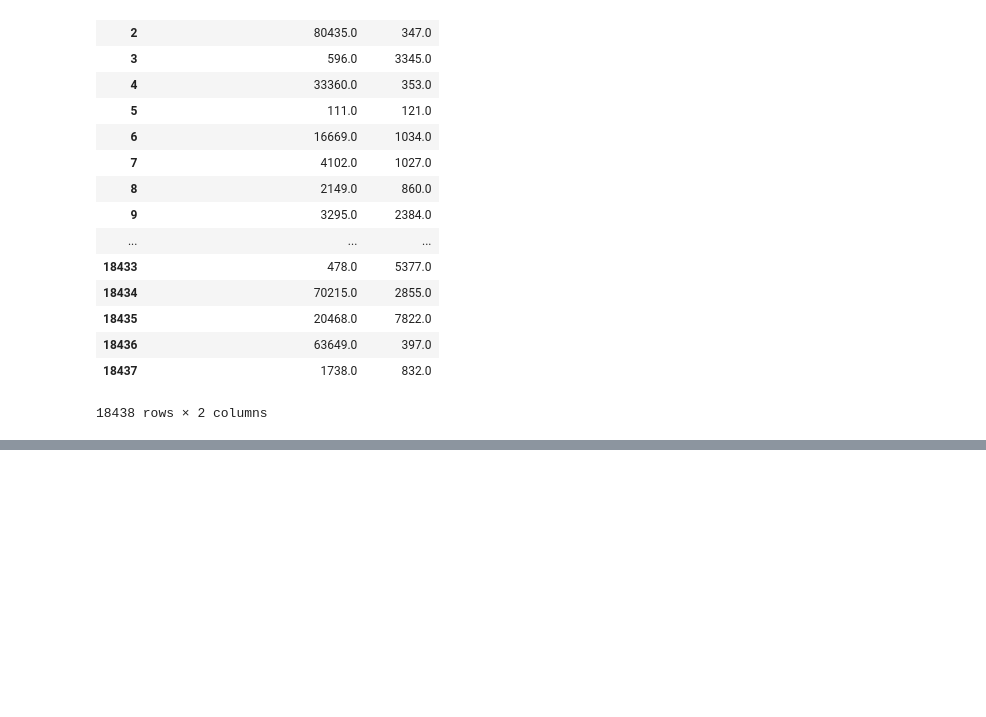
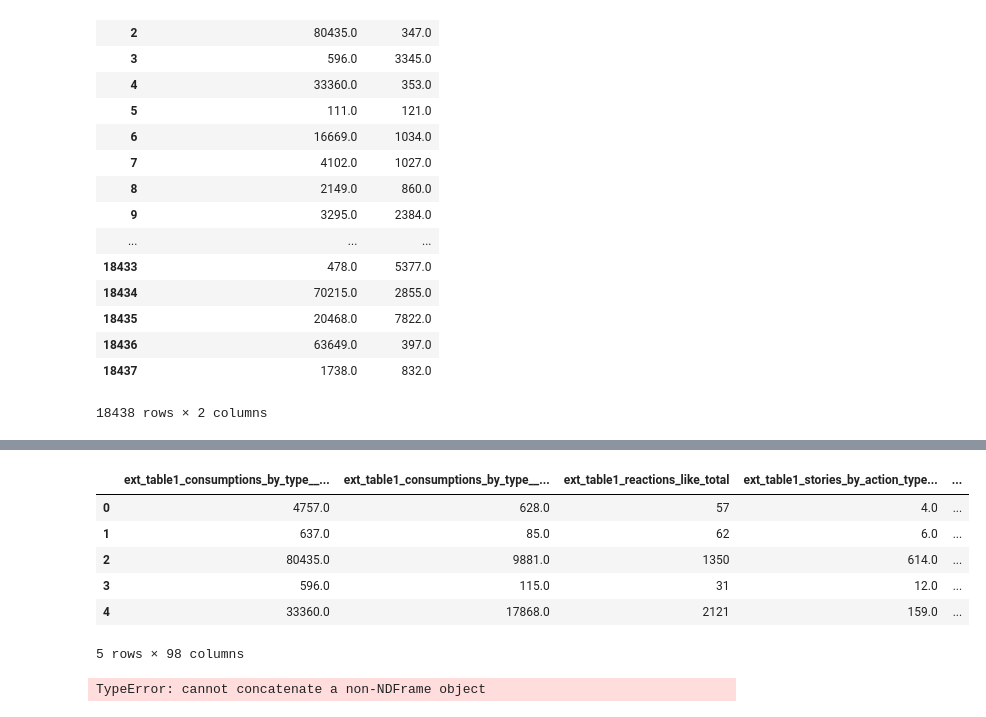
Before and after one commit to eshwarchandrasekharan/predict-pop, a Jupyter notebook: code/where-do-I-post-next.ipynb, the cells around one changed output, grey strips where cells are left out. Cells and saved outputs as stored; diff of their text form; code cells hidden in the pictures; blank space fills up the shorter version.

Commit message:
previous post performance to performance in next page

```diff
--- a/code/where-do-I-post-next.ipynb
+++ b/code/where-do-I-post-next.ipynb
@@ -106,6 +109,10 @@ Index(['buzz_external_id', 'buzz_post_parent_external_id',
       dtype='object', length=114)
 # %%
 all_df = pd.read_csv('jan_may_2017_links_cross_posting_info.csv')
+
+alt_inf = len(all_pages) + 1
+all_df = all_df.replace(math.inf, alt_inf)
+
 pre_df = pd.read_csv('previous-page-info.csv')
 # %%
 pre_df = pre_df[~(pre_df['previous_external_id'] == "-1")]
@@ -125,11 +132,16 @@ features = [
        'ext_table1_stories_by_action_type__share', 'ext_table1_engaged_fan',
        'ext_table1_fan_reach', 'ext_table1_impressions',
        'ext_table1_impressions_fan',
+       'ext_twodays_consumptions_by_type__link_clicks',
+       'ext_twodays_stories_by_action_type__share',
         ]
+
+for pg in all_pages:
+    features.append(pg)
 
 pre_df = pre_df[features]
 
-post_df = all_df[['buzz_external_id', 'buzz_account_display_name', 'ext_table1_consumptions_by_type__link_clicks', 'ext_twodays_stories_by_action_type__share']]
+post_df = all_df[['buzz_external_id', 'buzz_account_display_name', 'ext_table1_consumptions_by_type__link_clicks', 'ext_table1_stories_by_action_type__share']]
 post_df.columns = ['next_external_id', 'next_page', 'next_clicks', 'next_shares']
 
 train_df = pd.merge(pre_df, post_df, on="next_external_id", how = "inner")
@@ -155,8 +167,7 @@ train_df[['ext_table1_consumptions_by_type__link_clicks', 'next_clicks']]
 | 18437 | 1738.0 | 832.0 |
 18438 rows × 2 columns
 # %%
-train_features = [
-#                    'buzz_account_display_name',
+one_hour_features = [
                    'ext_table1_consumptions_by_type__link_clicks',
                    'ext_table1_consumptions_by_type__other_clicks',
                    'ext_table1_reactions_like_total',
@@ -167,6 +178,12 @@ train_features = [
                    'ext_table1_fan_reach',
                    'ext_table1_impressions',
                    'ext_table1_impressions_fan',
-#                    'next_page',
                 ]
+
+two_day_features = [
+    'ext_twodays_consumptions_by_type__link_clicks',
+    'ext_twodays_stories_by_action_type__share',
+]
+
+cross_promotion_features = all_pages
 # %%
@@ -183,0 +216,10 @@ CLICKS: Adjusted R2
+# %%
+train_features = two_day_features + one_hour_features
+
+print("1 HOUR and 2 DAY PERFORMANCE IN PREVIOUS PAGE")
+print('SHARES:')
+res = ols(y = train_df['next_shares'], x = train_df[train_features])
+print(res)
+print('CLICKS:')
+res = ols(y = train_df['next_clicks'], x = train_df[train_features])
+print(res)
@@ -183,0 +244,14 @@ CLICKS: Adjusted R2
+# %%
+train_df[train_features].head()
+# %% [output]
+|  | ext_table1_consumptions_by_type__... | ext_table1_consumptions_by_type__... | ext_table1_reactions_like_total | ext_table1_stories_by_action_type... | ... |
+| 0 | 4757.0 | 628.0 | 57 | 4.0 | ... |
+| 1 | 637.0 | 85.0 | 62 | 6.0 | ... |
+| 2 | 80435.0 | 9881.0 | 1350 | 614.0 | ... |
+| 3 | 596.0 | 115.0 | 31 | 12.0 | ... |
+| 4 | 33360.0 | 17868.0 | 2121 | 159.0 | ... |
+5 rows × 98 columns
+# %%
+pd.concat([two_day_features, one_hour_features])
+# %% [output]
+TypeError: cannot concatenate a non-NDFrame object
```
Also changed, not shown: parts of 3 cells of this notebook.
